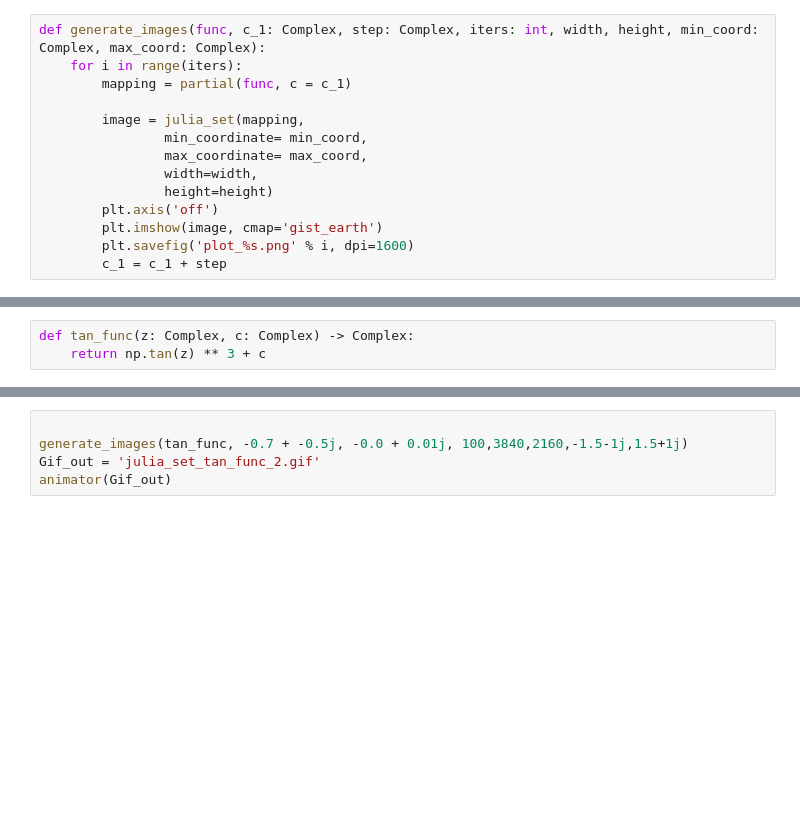
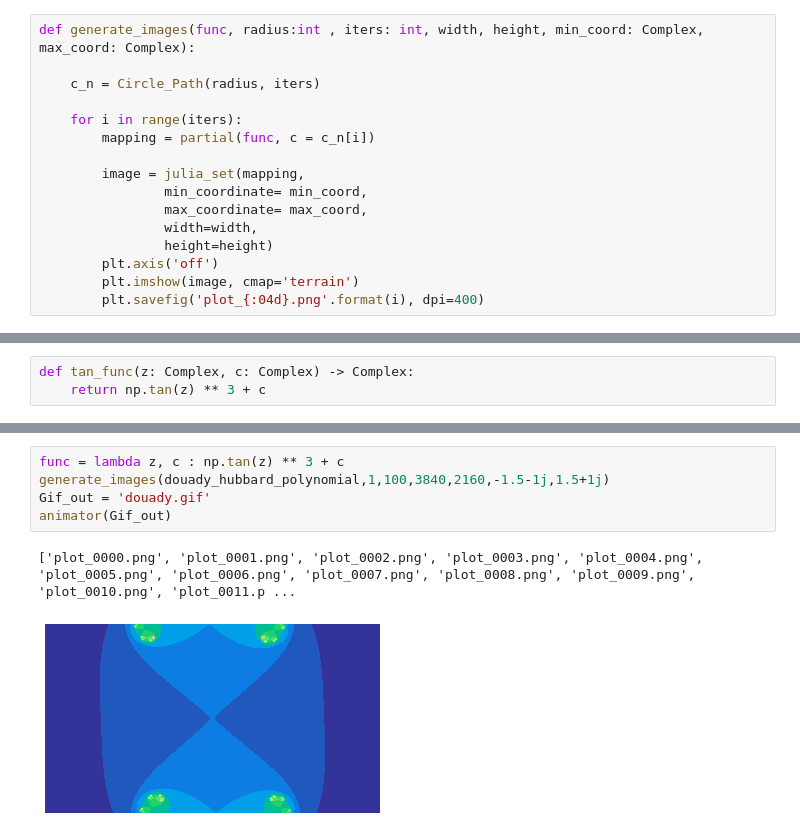
Before and after one commit to KauBoui/Personal-Projects, a Jupyter notebook: Julia_Sets_Python/Julia_2.ipynb, the cells around one changed output, grey strips where cells are left out. Saved outputs shown, nothing was run; the diff lists cells and outputs as text; blank space fills up the shorter version.

```diff
--- a/Julia_Sets_Python/Julia_2.ipynb
+++ b/Julia_Sets_Python/Julia_2.ipynb
@@ -69,9 +80,12 @@ def animator(Gif_out):
             image = imageio.imread(filename)
             writer.append_data(image)
 # %%
-def generate_images(func, c_1: Complex, step: Complex, iters: int, width, height, min_coord: Complex, max_coord: Complex):
+def generate_images(func, radius:int , iters: int, width, height, min_coord: Complex, max_coord: Complex):
+
+    c_n = Circle_Path(radius, iters)
+
     for i in range(iters):
-        mapping = partial(func, c = c_1)
+        mapping = partial(func, c = c_n[i])
 
         image = julia_set(mapping,
                 min_coordinate= min_coord,
@@ -79,7 +93,6 @@ def generate_images(func, c_1: Complex, step: Complex, iters: int, width, height
                 width=width,
                 height=height)
         plt.axis('off')
-        plt.imshow(image, cmap='gist_earth')
-        plt.savefig('plot_%s.png' % i, dpi=1600)
-        c_1 = c_1 + step
+        plt.imshow(image, cmap='terrain')
+        plt.savefig('plot_{:04d}.png'.format(i), dpi=400)
 # %%
@@ -113,5 +126,8 @@ KeyboardInterrupt:
 # %%
-
-generate_images(tan_func, -0.7 + -0.5j, -0.0 + 0.01j, 100,3840,2160,-1.5-1j,1.5+1j)
-Gif_out = 'julia_set_tan_func_2.gif'
+func = lambda z, c : np.tan(z) ** 3 + c
+generate_images(douady_hubbard_polynomial,1,100,3840,2160,-1.5-1j,1.5+1j)
+Gif_out = 'douady.gif'
 animator(Gif_out)
+# %% [output]
+['plot_0000.png', 'plot_0001.png', 'plot_0002.png', 'plot_0003.png', 'plot_0004.png', 'plot_0005.png', 'plot_0006.png', 'plot_0007.png', 'plot_0008.png', 'plot_0009.png', 'plot_0010.png', 'plot_0011.p ...
+[figure, added]
```
Also changed, not shown: parts of 7 cells of this notebook.
